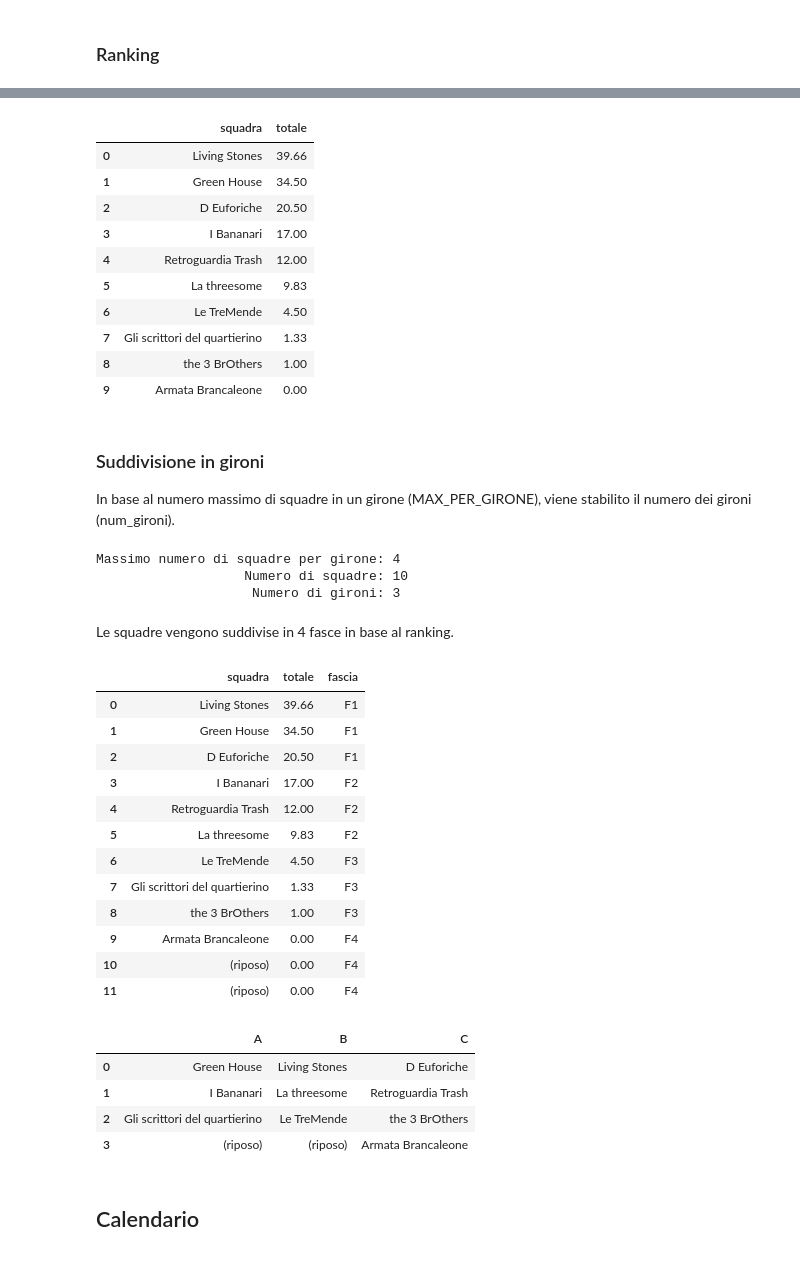
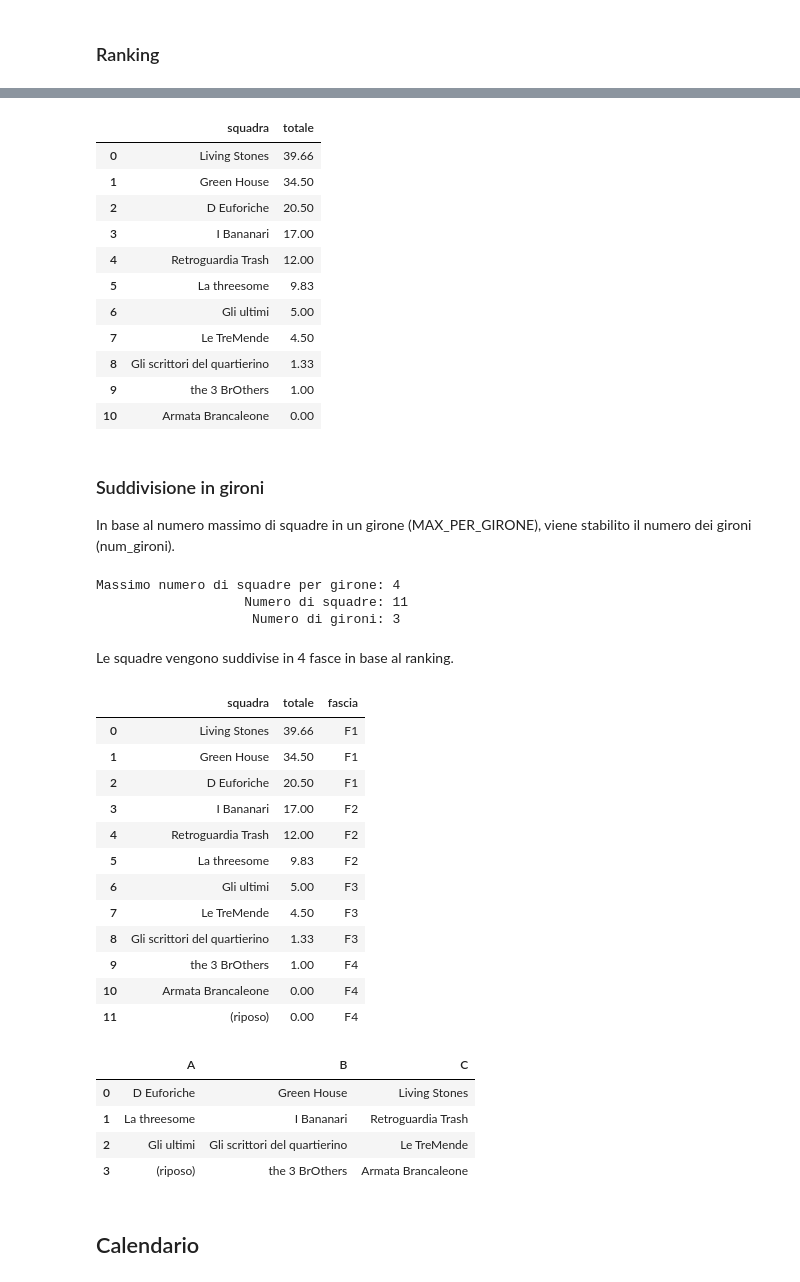
Before and after one commit to chiara-paci/writersdream, a Jupyter notebook: scrittopoli/Scrittopoli - Ranking, gironi e calendario.ipynb, the cells around one changed output, grey strips where cells are left out. Saved outputs shown, nothing was run; the diff lists cells and outputs as text; code cells hidden in the pictures.

```diff
--- a/scrittopoli/Scrittopoli - Ranking, gironi e calendario.ipynb
+++ b/scrittopoli/Scrittopoli - Ranking, gironi e calendario.ipynb
@@ -148,3 +149,8 @@ partecipazioni.sort_values(by="num_gare",ascending=False)
 
 tabellone=tabellone.merge(partecipazioni[["num_gare"]],
                           left_index=True,right_index=True,how="outer")
+
+tabellone=tabellone.fillna(0)
+tabellone=tabellone[tabellone["totale"]>0]
+
+tabellone["num_gare"]=pd.to_numeric(tabellone["num_gare"],downcast="signed")
@@ -208,10 +214,11 @@ ranking
 | 3 | I Bananari | 17.00 |
 | 4 | Retroguardia Trash | 12.00 |
 | 5 | La threesome | 9.83 |
-| 6 | Le TreMende | 4.50 |
-| 7 | Gli scrittori del quartierino | 1.33 |
-| 8 | the 3 BrOthers | 1.00 |
-| 9 | Armata Brancaleone | 0.00 |
+| 6 | Gli ultimi | 5.00 |
+| 7 | Le TreMende | 4.50 |
+| 8 | Gli scrittori del quartierino | 1.33 |
+| 9 | the 3 BrOthers | 1.00 |
+| 10 | Armata Brancaleone | 0.00 |
 # %% [markdown]
 ### Suddivisione in gironi
 
@@ -224,7 +231,7 @@ print("                   Numero di squadre:",num_squadre)
 print("                    Numero di gironi:",num_gironi)
 # %% [output]
 Massimo numero di squadre per girone: 4
-                   Numero di squadre: 10
+                   Numero di squadre: 11
                     Numero di gironi: 3
 # %% [markdown]
 Le squadre vengono suddivise in 4 fasce in base al ranking.
@@ -251,32 +258,36 @@ ranking
 | 3 | I Bananari | 17.00 | F2 |
 | 4 | Retroguardia Trash | 12.00 | F2 |
 | 5 | La threesome | 9.83 | F2 |
-| 6 | Le TreMende | 4.50 | F3 |
-| 7 | Gli scrittori del quartierino | 1.33 | F3 |
-| 8 | the 3 BrOthers | 1.00 | F3 |
-| 9 | Armata Brancaleone | 0.00 | F4 |
-| 10 | (riposo) | 0.00 | F4 |
+| 6 | Gli ultimi | 5.00 | F3 |
+| 7 | Le TreMende | 4.50 | F3 |
+| 8 | Gli scrittori del quartierino | 1.33 | F3 |
+| 9 | the 3 BrOthers | 1.00 | F4 |
+| 10 | Armata Brancaleone | 0.00 | F4 |
 | 11 | (riposo) | 0.00 | F4 |
 # %%
-gironi_data=[]
+#gironi_data=[]
+#for f in ["F1","F2","F3","F4"]:
+#    f_list=list(ranking[ranking["fascia"]==f]["squadra"])
+#    random.shuffle(f_list)
+#    gironi_data.append(f_list)
 
-for f in ["F1","F2","F3","F4"]:
-    f_list=list(ranking[ranking["fascia"]==f]["squadra"])
-    random.shuffle(f_list)
-    gironi_data.append(f_list)
+gironi_data=[['D Euforiche', 'Green House', 'Living Stones'],
+             ['La threesome', 'I Bananari', 'Retroguardia Trash'],
+             ['Gli ultimi', 'Gli scrittori del quartierino', 'Le TreMende'],
+             ['(riposo)', 'the 3 BrOthers', 'Armata Brancaleone']]
 
 gironi_labels=[]
 for n in range(num_gironi):
     gironi_labels.append(chr(65+n))
 
 gironi=pd.DataFrame(gironi_data,columns=gironi_labels)
 gironi
 # %% [output]
 |  | A | B | C |
-| 0 | Green House | Living Stones | D Euforiche |
-| 1 | I Bananari | La threesome | Retroguardia Trash |
-| 2 | Gli scrittori del quartierino | Le TreMende | the 3 BrOthers |
-| 3 | (riposo) | (riposo) | Armata Brancaleone |
+| 0 | D Euforiche | Green House | Living Stones |
+| 1 | La threesome | I Bananari | Retroguardia Trash |
+| 2 | Gli ultimi | Gli scrittori del quartierino | Le TreMende |
+| 3 | (riposo) | the 3 BrOthers | Armata Brancaleone |
 # %% [markdown]
 ## Calendario
 # %%
```
Also changed, not shown: parts of 16 cells of this notebook, 32 other files.
